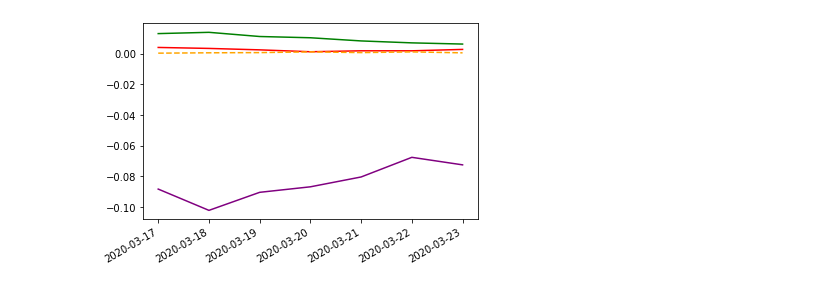
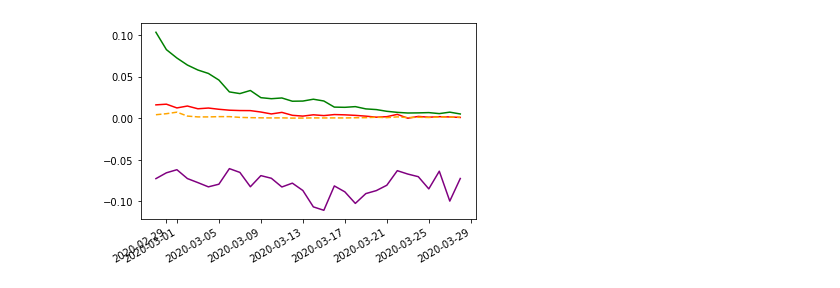
Before and after one commit to Addidy/coronavirus-analysis, a Jupyter notebook: src/China.ipynb, the cells around one changed output. Cells and saved outputs as stored; diff of their text form; code cells hidden in the pictures.

```diff
--- a/src/China.ipynb
+++ b/src/China.ipynb
@@ -55,4 +64,4 @@ china.graph_data(['death_total'])
 # %%
-china.graph_changes_pct(since_x_days_ago=7)
+china.graph_changes_pct(since_x_days_ago=30)
 # %% [output]
-[figure, old version]
+[figure, new version]
```
Also changed, not shown: parts of 9 cells of this notebook, 2 other files.
